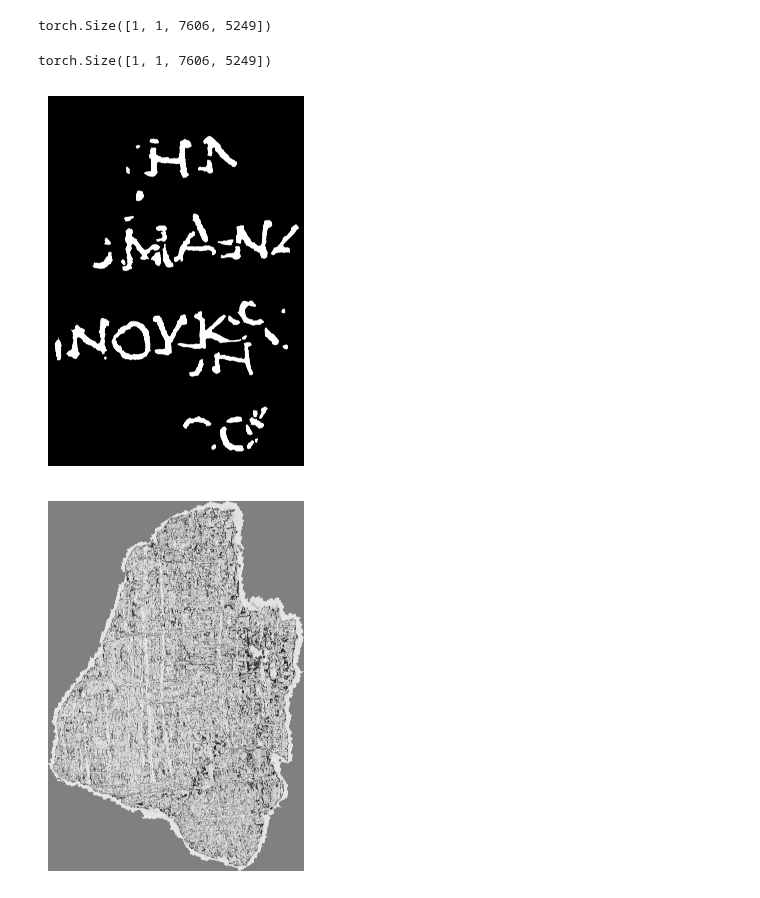
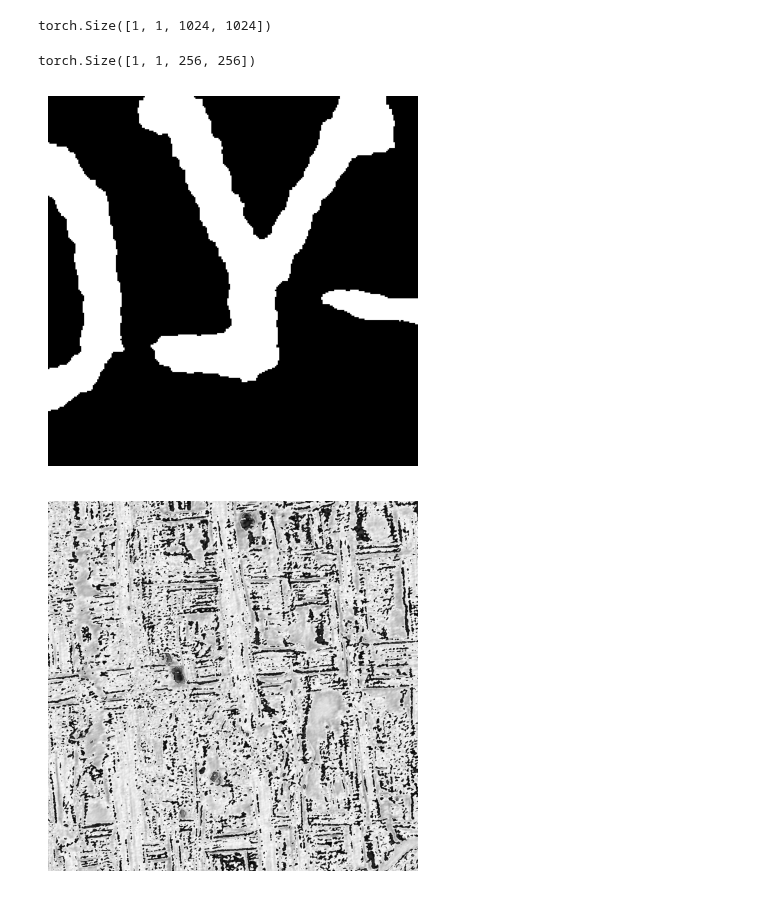
Before and after one commit to Wishmitha/Vesuvius, a Jupyter notebook: ink_detection/ink_detection_unet_full_size_to_256_with_transofrms_pretrainded_decoder.ipynb, the cells around one changed output. Cells and saved outputs as stored; diff of their text form; code cells hidden in the pictures.

Commit message:
Implement LazyLoader to load directly from disk instead of taking up memory

```diff
--- a/ink_detection/ink_detection_unet_full_size_to_256_with_transofrms_pretrainded_decoder.ipynb
+++ b/ink_detection/ink_detection_unet_full_size_to_256_with_transofrms_pretrainded_decoder.ipynb
@@ -9,9 +12,10 @@ from torch.utils.data import Dataset, DataLoader
 from torchvision import transforms
 # %%
 class LazyLoadDataset(Dataset):
-    def __init__(self, samples, transform=None):
+    def __init__(self, samples, transform=None, crop_size=1024):
         self.samples = samples
         self.transform = transform
+        self.crop_size = crop_size
 
     def __len__(self):
         return len(self.samples)
@@ -19,14 +23,35 @@ class LazyLoadDataset(Dataset):
     def __getitem__(self, idx):
         surface_volume_paths, ink_label_path = self.samples[idx]
 
-        surface_volume_images = [Image.open(path) for path in surface_volume_paths]
-        ink_label_image = Image.open(ink_label_path)
+        # Generate a random crop location
+        image_width, image_height = Image.open(surface_volume_paths[0]).size
+        x = random.randint(0, image_width - self.crop_size)
+        y = random.randint(0, image_height - self.crop_size)
+
+        surface_volume_images = [
+            self.apply_crop_and_transform(path, x, y)
+            for path in surface_volume_paths
+        ]
+        ink_label_image = self.apply_crop_and_transform_label(ink_label_path, x, y)
+
+        return surface_volume_images, ink_label_image
+
+    def apply_crop_and_transform(self, image_path, x, y):
+        image = Image.open(image_path).crop((x, y, x + self.crop_size, y + self.crop_size))
 
         if self.transform:
-            surface_volume_images = [self.transform(image) for image in surface_volume_images]
-            ink_label_image = self.transform(ink_label_image)
+            image = self.transform(image)
 
-        return surface_volume_images, ink_label_image
+        return image
+
+    def apply_crop_and_transform_label(self, image_path, x, y):
+        image = Image.open(image_path).crop((x, y, x + self.crop_size, y + self.crop_size))
+        image = image.resize((int(self.crop_size/4),int(self.crop_size/4)))
+
+        if self.transform:
+            image = self.transform(image)
+
+        return image
 # %%
 class CustomDataset(Dataset):
     def __init__(self, root_dir, transform=None):
@@ -51,7 +76,7 @@ class CustomDataset(Dataset):
         return surface_volume_paths, ink_label_path
 # %%
 # Define the root directory of your dataset
-root_dir = '../../Datasets/vesuvius-challenge-ink-detection/train'
+root_dir = '../../Datasets/vesuvius-challenge-ink-detection/train_frag_split'
 # %%
 # Define transformations
 transform = transforms.Compose([
@@ -59,8 +84,8 @@ transform = transforms.Compose([
 ])
 
 # Create the CustomDataset
-dataset = CustomDataset(root_dir, transform=transform)
-lazy_dataset = LazyLoadDataset(dataset.samples, transform=transform)
+dataset = CustomDataset(root_dir)
+lazy_dataset = LazyLoadDataset(dataset.samples, transform=transform, crop_size=1024)
 
 # Create DataLoader
 batch_size = 1
@@ -72,11 +97,11 @@ surface_volume_images, ink_label_images = batch
 # %%
 surface_volume_images[0].shape
 # %% [output]
-torch.Size([1, 1, 7606, 5249])
+torch.Size([1, 1, 1024, 1024])
 # %%
 ink_label_images.shape
 # %% [output]
-torch.Size([1, 1, 7606, 5249])
+torch.Size([1, 1, 256, 256])
 # %%
 import matplotlib.pyplot as plt
 import numpy as np
@@ -86,11 +111,11 @@ plt.imshow(ink_label_images.squeeze(0).squeeze(0), cmap="gray") #last [] is the
 plt.axis("off")
 plt.show()
 # %% [output]
-[figure, old version]
+[figure, new version]
 # %%
 # Display the grayscale image
-plt.imshow(surface_volume_images[0].squeeze(0).squeeze(0), cmap="gray") #last [] is the layer
+plt.imshow(surface_volume_images[5].squeeze(0).squeeze(0), cmap="gray") #last [] is the layer
 plt.axis("off")
 plt.show()
 # %% [output]
-[figure, old version]
+[figure, new version]
```
Also changed, not shown: parts of 1 cell of this notebook.
